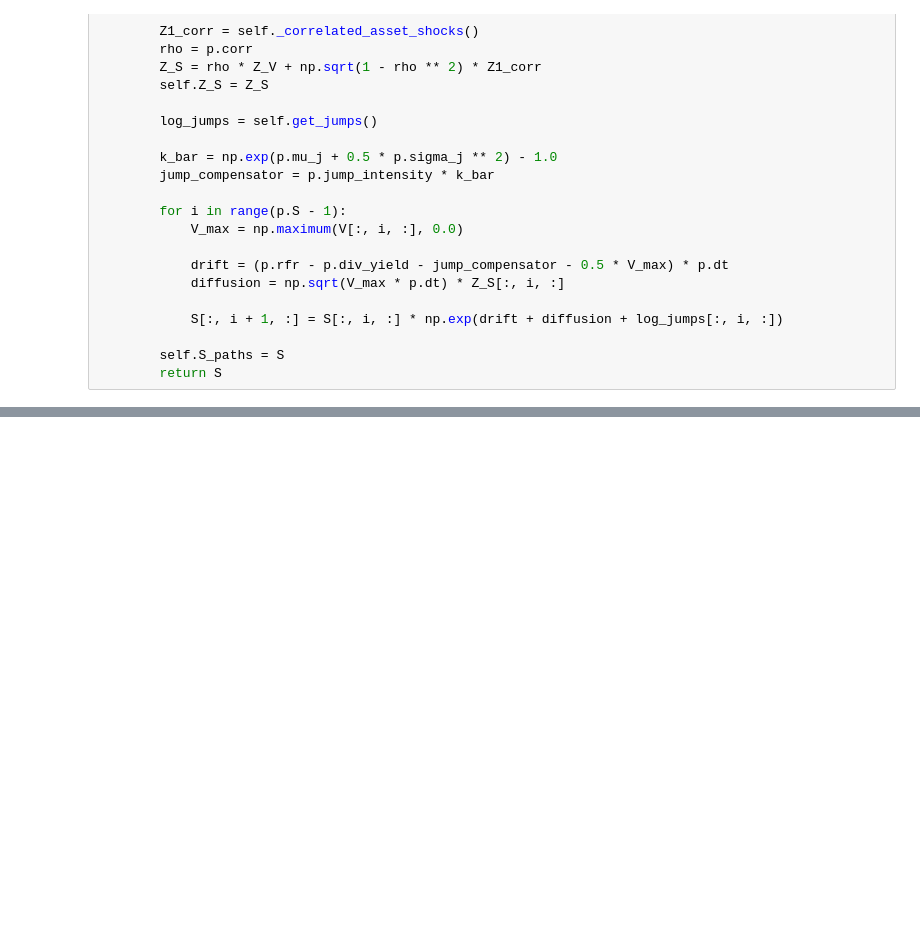
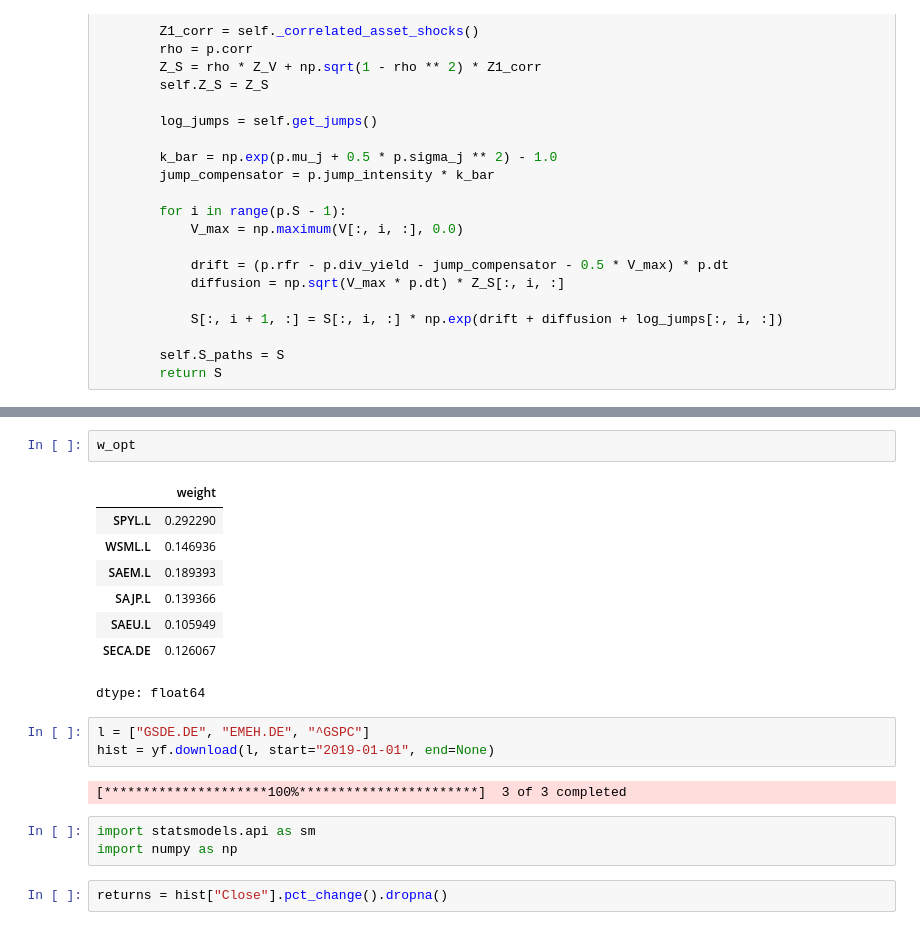
Before and after one commit to 23DP2ACuba/quant_projects, a Jupyter notebook: entropy_pooling.ipynb, the cells around one changed output, grey strips where cells are left out. Saved outputs shown, nothing was run; the diff lists cells and outputs as text; blank space fills up the shorter version.

```diff
--- a/entropy_pooling.ipynb
+++ b/entropy_pooling.ipynb
@@ -790,0 +1574,21 @@ bt.run(
+# %%
+w_opt
+# %% [output]
+|  | weight |
+| SPYL.L | 0.292290 |
+| WSML.L | 0.146936 |
+| SAEM.L | 0.189393 |
+| SAJP.L | 0.139366 |
+| SAEU.L | 0.105949 |
+| SECA.DE | 0.126067 |
+dtype: float64
+# %%
+l = ["GSDE.DE", "EMEH.DE", "^GSPC"]
+hist = yf.download(l, start="2019-01-01", end=None)
+# %% [output]
+[*********************100%***********************]  3 of 3 completed
+# %%
+import statsmodels.api as sm
+import numpy as np
+# %%
+returns = hist["Close"].pct_change().dropna()
```
Also changed, not shown: parts of 21 cells of this notebook.
